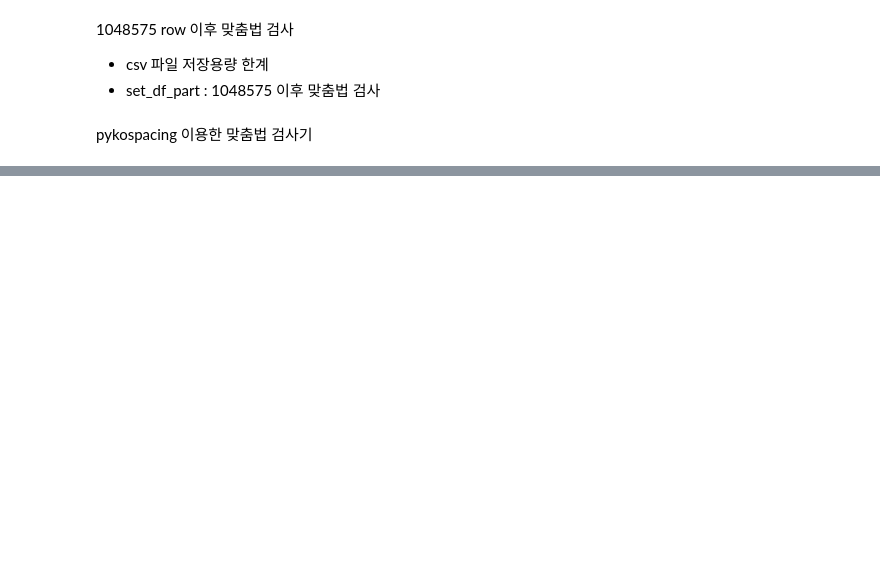
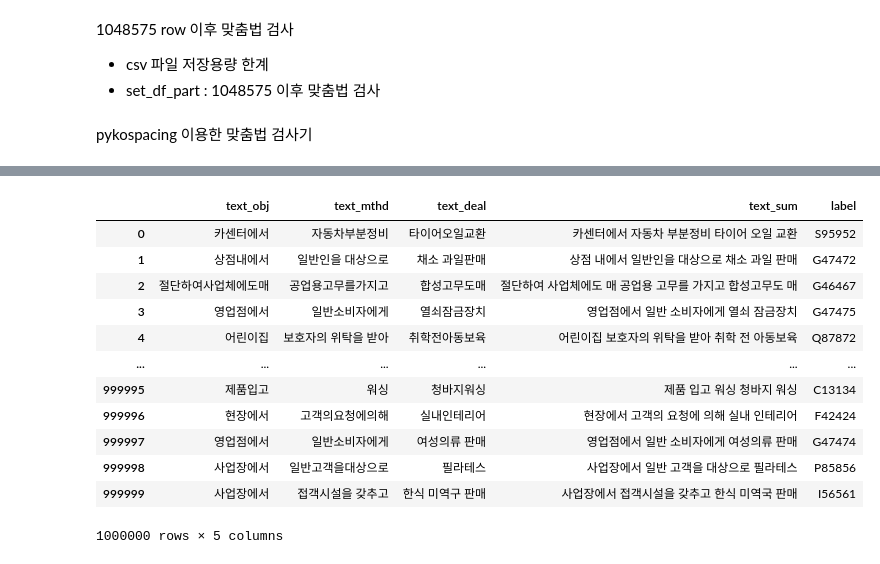
Before and after one commit to yxbxn/NLP_contest, a Jupyter notebook: EDA 및 전처리.ipynb, the cells around one changed output, grey strips where cells are left out. Saved outputs shown, nothing was run; the diff lists cells and outputs as text; code cells hidden in the pictures; blank space fills up the shorter version.

Commit message:
클렌징된 train, test 데이터 분류
- label 컬럼 생성
- text_sum 컬럼명 변경

```diff
--- a/EDA 및 전처리.ipynb
+++ b/EDA 및 전처리.ipynb
@@ -372,0 +364,27 @@ spacing("text")
+# %%
+import pandas as pd
+df1 = pd.read_csv("실습용_모델개발용자료_check.csv")
+df2 = pd.read_csv("실습용_모델개발용자료_check2.csv")
+# %%
+# train test 데이터 결합 및 분리
+set_df_clean = pd.concat([df1,df2],axis=0).reset_index(drop=True)
+
+train_preprocessed = set_df_clean.iloc[:1000000,:]
+test_preprocessed = set_df_clean.iloc[1000000:,:].reset_index(drop=True)
+# %%
+# column 데이터 타입 변경 int -> str
+train_preprocessed = train_preprocessed.astype({'중분류': 'int',
+                          '소분류': 'int'})
+
+train_preprocessed = train_preprocessed.astype({'중분류': 'str',
+                          '소분류': 'str'})
+# %%
+#label 결합
+train_preprocessed["label"] = ( train_preprocessed["대분류"] + train_preprocessed["중분류"]
+                               + train_preprocessed["소분류"] )
+test_preprocessed["label"] = ""
+
+# 결합 이후 drop
+for col in ["대분류","중분류","소분류"]:
+    train_preprocessed.drop(col,axis=1,inplace=True)
+    test_preprocessed.drop(col,axis=1,inplace=True)
@@ -372,0 +394,16 @@ spacing("text")
+# %%
+train_preprocessed.colum
+# %% [output]
+|  | text_obj | text_mthd | text_deal | text_sum | label |
+| 0 | 카센터에서 | 자동차부분정비 | 타이어오일교환 | 카센터에서 자동차 부분정비 타이어 오일 교환 | S95952 |
+| 1 | 상점내에서 | 일반인을 대상으로 | 채소 과일판매 | 상점 내에서 일반인을 대상으로 채소 과일 판매 | G47472 |
+| 2 | 절단하여사업체에도매 | 공업용고무를가지고 | 합성고무도매 | 절단하여 사업체에도 매 공업용 고무를 가지고 합성고무도 매 | G46467 |
+| 3 | 영업점에서 | 일반소비자에게 | 열쇠잠금장치 | 영업점에서 일반 소비자에게 열쇠 잠금장치 | G47475 |
+| 4 | 어린이집 | 보호자의 위탁을 받아 | 취학전아동보육 | 어린이집 보호자의 위탁을 받아 취학 전 아동보육 | Q87872 |
+| ... | ... | ... | ... | ... | ... |
+| 999995 | 제품입고 | 워싱 | 청바지워싱 | 제품 입고 워싱 청바지 워싱 | C13134 |
+| 999996 | 현장에서 | 고객의요청에의해 | 실내인테리어 | 현장에서 고객의 요청에 의해 실내 인테리어 | F42424 |
+| 999997 | 영업점에서 | 일반소비자에게 | 여성의류 판매 | 영업점에서 일반 소비자에게 여성의류 판매 | G47474 |
+| 999998 | 사업장에서 | 일반고객을대상으로 | 필라테스 | 사업장에서 일반 고객을 대상으로 필라테스 | P85856 |
+| 999999 | 사업장에서 | 접객시설을 갖추고 | 한식 미역구 판매 | 사업장에서 접객시설을 갖추고 한식 미역국 판매 | I56561 |
+1000000 rows × 5 columns
```
Also changed, not shown: parts of 9 cells of this notebook.
